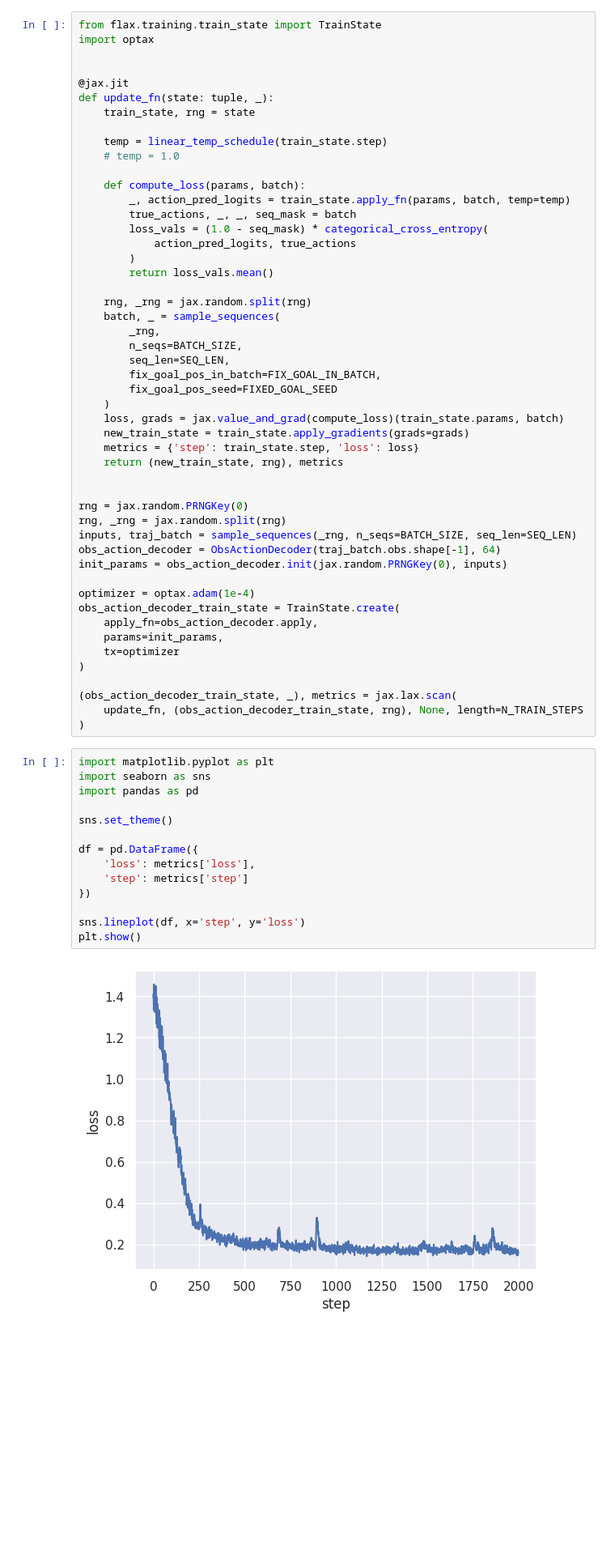
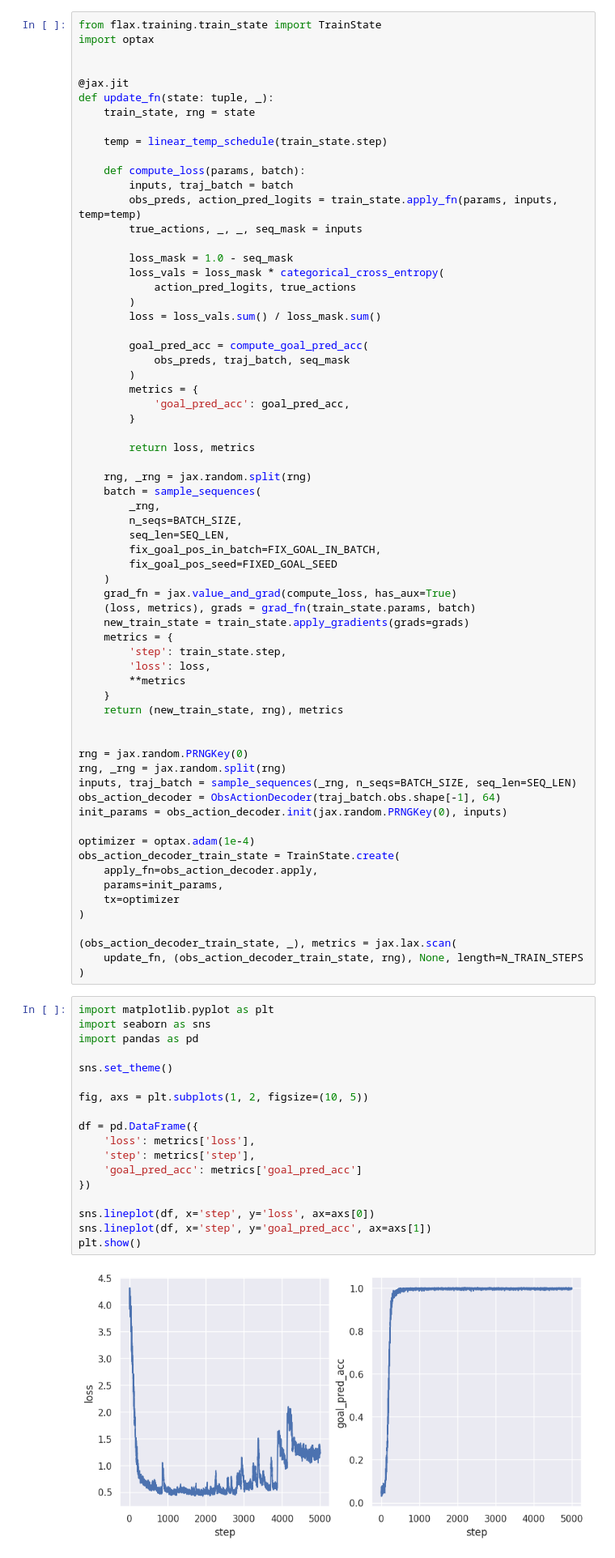
Before and after one commit to DylanCope/poclaps, a Jupyter notebook: prelim_results_gen_seqs_with_world_model_only_on_msg.ipynb, the cells around one changed output. Shown: that part at 81% size. Drawn from its saved outputs; the diff is of its cells as text; blank space fills up the shorter version.

```diff
--- a/prelim_results_gen_seqs_with_world_model_only_on_msg.ipynb
+++ b/prelim_results_gen_seqs_with_world_model_only_on_msg.ipynb
@@ -1051,27 +1059,43 @@ def update_fn(state: tuple, _):
     train_state, rng = state
 
     temp = linear_temp_schedule(train_state.step)
-    # temp = 1.0
 
     def compute_loss(params, batch):
-        _, action_pred_logits = train_state.apply_fn(params, batch, temp=temp)
-        true_actions, _, _, seq_mask = batch
-        loss_vals = (1.0 - seq_mask) * categorical_cross_entropy(
+        inputs, traj_batch = batch
+        obs_preds, action_pred_logits = train_state.apply_fn(params, inputs, temp=temp)
+        true_actions, _, _, seq_mask = inputs
+
+        loss_mask = 1.0 - seq_mask
+        loss_vals = loss_mask * categorical_cross_entropy(
             action_pred_logits, true_actions
         )
-        return loss_vals.mean()
+        loss = loss_vals.sum() / loss_mask.sum()
+
+        goal_pred_acc = compute_goal_pred_acc(
+            obs_preds, traj_batch, seq_mask
+        )
+        metrics = {
+            'goal_pred_acc': goal_pred_acc,
+        }
+
+        return loss, metrics
 
     rng, _rng = jax.random.split(rng)
-    batch, _ = sample_sequences(
+    batch = sample_sequences(
         _rng,
         n_seqs=BATCH_SIZE,
         seq_len=SEQ_LEN,
         fix_goal_pos_in_batch=FIX_GOAL_IN_BATCH,
         fix_goal_pos_seed=FIXED_GOAL_SEED
     )
-    loss, grads = jax.value_and_grad(compute_loss)(train_state.params, batch)
+    grad_fn = jax.value_and_grad(compute_loss, has_aux=True)
+    (loss, metrics), grads = grad_fn(train_state.params, batch)
     new_train_state = train_state.apply_gradients(grads=grads)
-    metrics = {'step': train_state.step, 'loss': loss}
+    metrics = {
+        'step': train_state.step,
+        'loss': loss,
+        **metrics
+    }
     return (new_train_state, rng), metrics
 
 
@@ -1094,19 +1118,23 @@ obs_action_decoder_train_state = TrainState.create(
 # %%
 import matplotlib.pyplot as plt
 import seaborn as sns
 import pandas as pd
 
 sns.set_theme()
 
+fig, axs = plt.subplots(1, 2, figsize=(10, 5))
+
 df = pd.DataFrame({
     'loss': metrics['loss'],
-    'step': metrics['step']
+    'step': metrics['step'],
+    'goal_pred_acc': metrics['goal_pred_acc']
 })
 
-sns.lineplot(df, x='step', y='loss')
+sns.lineplot(df, x='step', y='loss', ax=axs[0])
+sns.lineplot(df, x='step', y='goal_pred_acc', ax=axs[1])
 plt.show()
 # %% [output]
-[figure, old version]
+[figure, new version]
 # %%
 rng = jax.random.PRNGKey(1)
 rng, _rng = jax.random.split(rng)
```
Also changed, not shown: parts of 10 cells of this notebook, 2 other files.
